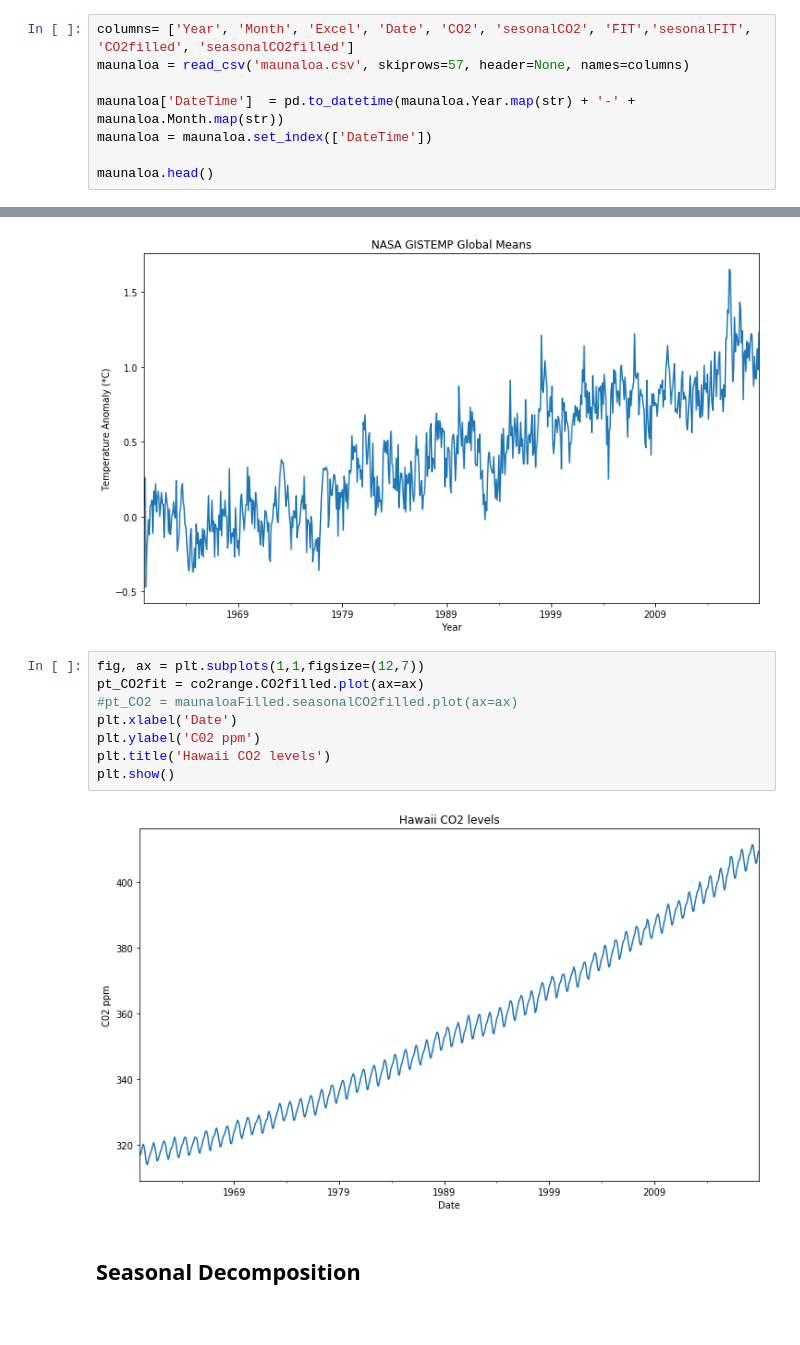
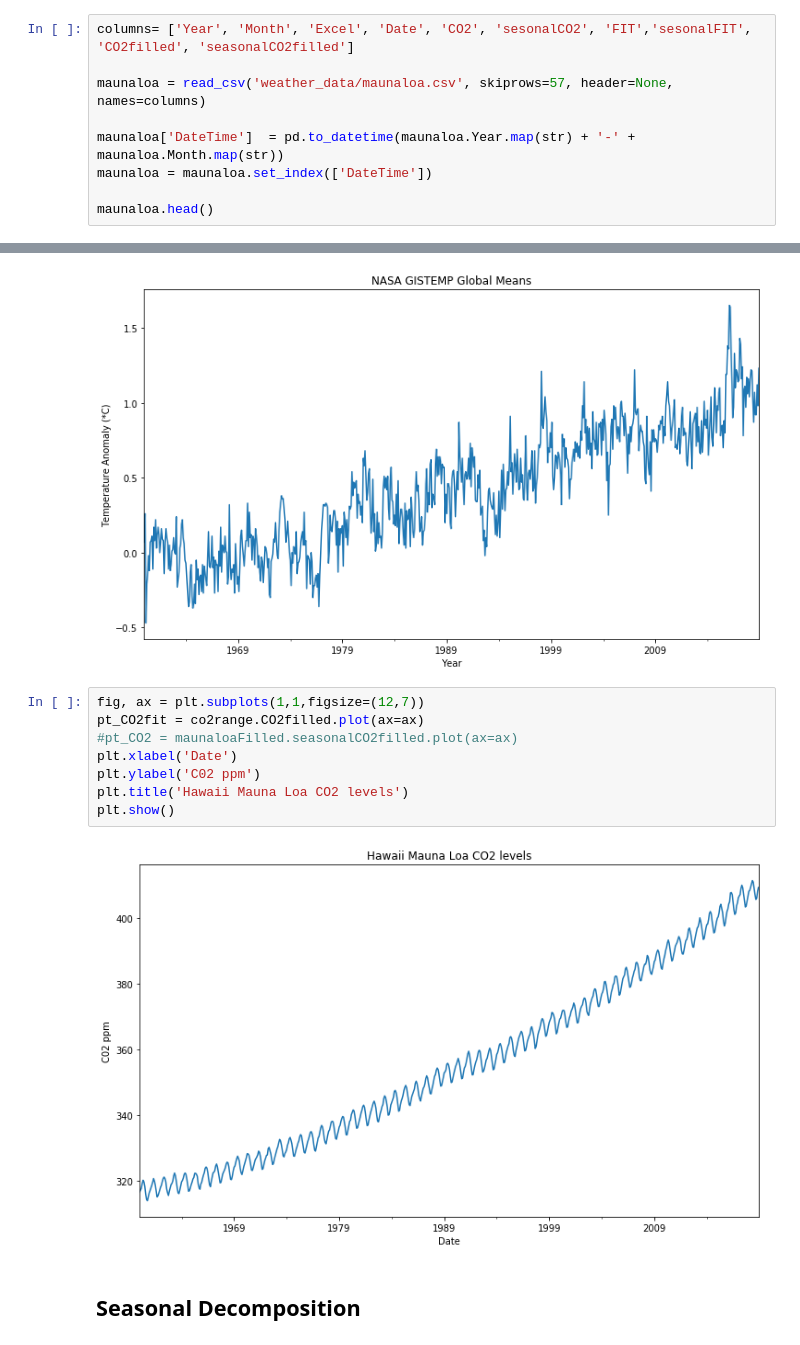
Before and after one commit to SimoAntikainen/sarimax-climate-change-forecast, a Jupyter notebook: Untitled.ipynb, the cells around one changed output, grey strips where cells are left out. Saved outputs shown, nothing was run; the diff lists cells and outputs as text.

```diff
--- a/Untitled.ipynb
+++ b/Untitled.ipynb
@@ -467,6 +299,7 @@ glb_formatted.head()
 # %%
 columns= ['Year', 'Month', 'Excel', 'Date', 'CO2', 'sesonalCO2', 'FIT','sesonalFIT', 'CO2filled', 'seasonalCO2filled']
-maunaloa = read_csv('maunaloa.csv', skiprows=57, header=None, names=columns)
+
+maunaloa = read_csv('weather_data/maunaloa.csv', skiprows=57, header=None, names=columns)
 
 maunaloa['DateTime']  = pd.to_datetime(maunaloa.Year.map(str) + '-' + maunaloa.Month.map(str))
 maunaloa = maunaloa.set_index(['DateTime'])
@@ -521,12 +354,12 @@ plt.show()
 # %%
 fig, ax = plt.subplots(1,1,figsize=(12,7))
 pt_CO2fit = co2range.CO2filled.plot(ax=ax)
 #pt_CO2 = maunaloaFilled.seasonalCO2filled.plot(ax=ax)
 plt.xlabel('Date')
 plt.ylabel('C02 ppm')
-plt.title('Hawaii CO2 levels')
+plt.title('Hawaii Mauna Loa CO2 levels')
 plt.show()
 # %% [output]
-[figure, old version]
+[figure, new version]
 # %% [markdown]
 ## Seasonal Decomposition
```
Also changed, not shown: parts of 17 cells of this notebook, 5 other files.
